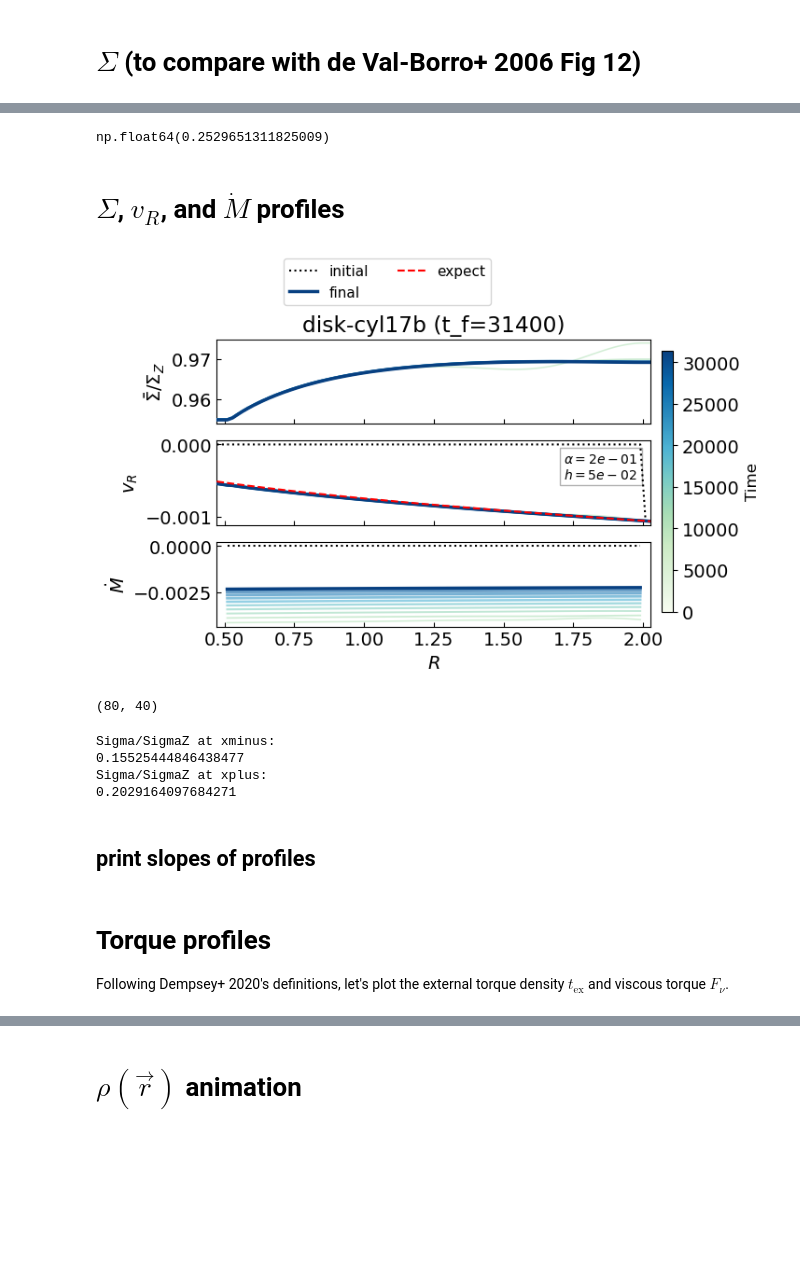
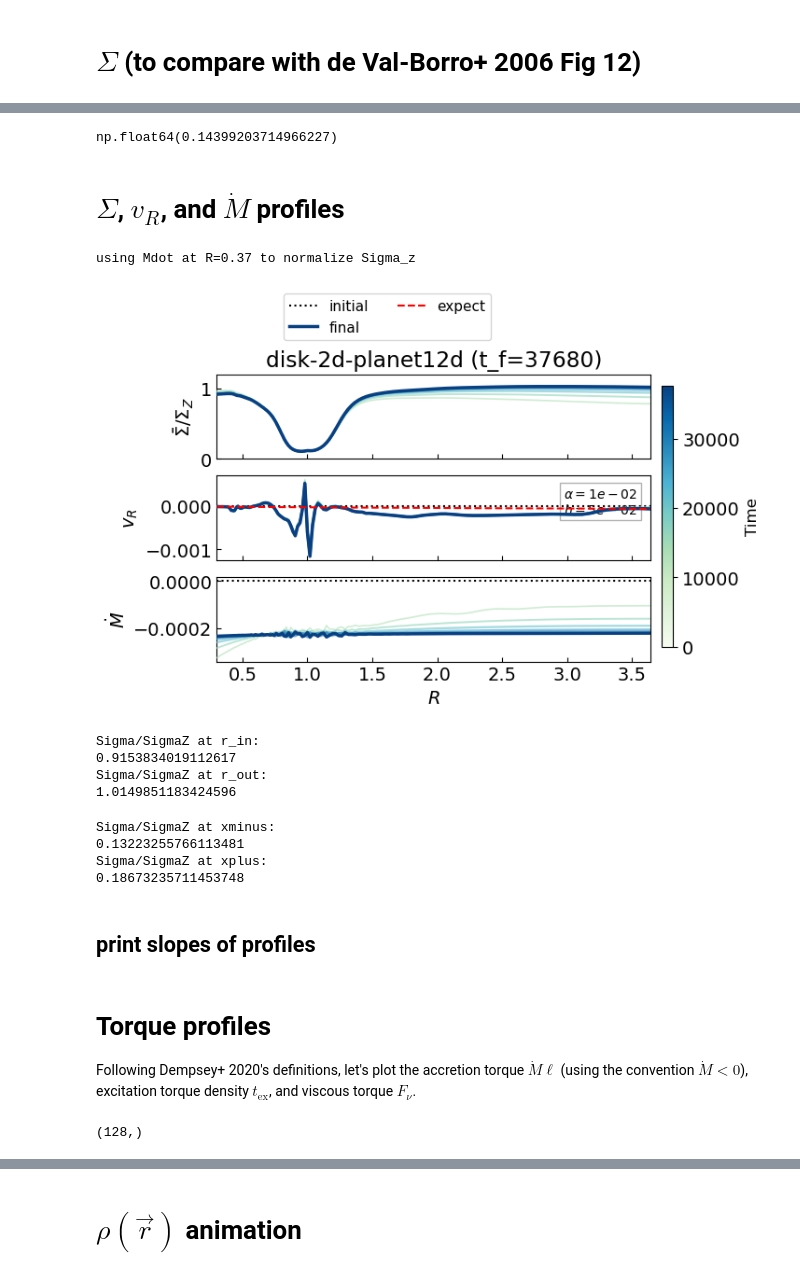
Before and after one commit to Jupiter1994/athena-warps, a Jupyter notebook: warped-disks/jiarus_diagnosis_2d.ipynb, the cells around one changed output, grey strips where cells are left out. Saved outputs shown, nothing was run; the diff lists cells and outputs as text; code cells hidden in the pictures; blank space fills up the shorter version.

```diff
--- a/warped-disks/jiarus_diagnosis_2d.ipynb
+++ b/warped-disks/jiarus_diagnosis_2d.ipynb
@@ -14,8 +14,8 @@ import athena_read
 import glob
 # %%
 ## Snapshots registration
-#sim_name = 'disk-2d-planet16'
-sim_name = 'disk-cyl17b'
+sim_name = 'disk-2d-planet12d'
+#sim_name = 'disk-cyl17b'
 # sim_name = 'disk-jiaru9'
 path = '/scratch/phn2956/' + sim_name + '/'
 #path = '/scratch/phn2956/disk_2d_viscous_gap/'
@@ -24,9 +24,9 @@ snapshot_list = sorted(glob.glob(path+'disk.out1.*.athdf'))
 snapshot_list_uov = sorted(glob.glob(path+'disk.out4.*.athdf'))
 print("Number of snapshots:", len(snapshot_list))
 
-alpha = 0.2 # 5.e-2 # 1.e-2 # 0.004 # 0.2
+alpha = 0.01 # 0.05 # 5.e-2 # 1.e-2 # 0.004 # 0.2
 cs = 0.05 # 0.05 # 0.1
 Mp = 1e-3
-b = 0.05
+b = 0.03
 # nu = 1e-5 # kinematic viscosity
 # %% [output]
@@ -36,7 +36,7 @@ Number of snapshots: 101
 # %%
 ## Plot density, v_r, and Mdot
 
-inds = slice(0,101,10)
+inds = slice(0,18,2)
 snapshot_plot = snapshot_list[inds]
 snapshot_plot_uov = snapshot_list_uov[inds]
 
@@ -48,10 +48,13 @@ fig,axs = plt.subplots(1,1, figsize=(6,3.5),sharex=True,sharey=False)
 
 for i, (ath_frame, uov_frame) in enumerate(zip(snapshot_plot, snapshot_plot_uov)):
 
-    use_ghost_zones = True
+    use_ghost_zones = False
     if use_ghost_zones:
         ath_data  = athena_read.athdf(ath_frame,num_ghost=2,quantities=["rho", "vel1"])
         uov_data  = athena_read.athdf(uov_frame,num_ghost=0)
+    else:
+        ath_data  = athena_read.athdf(ath_frame,quantities=["rho", "vel1"])
+        uov_data  = athena_read.athdf(uov_frame)
     t_sim = ath_data['Time']
     #print('loading snapshot at t= %5.1f'%t_sim)
 
@@ -64,7 +67,7 @@ for i, (ath_frame, uov_frame) in enumerate(zip(snapshot_plot, snapshot_plot_uov)
 
     N_R = len(rad_app)
     N_phi = len(phi_app)
-    rad_3d, phi_3d, zzz_3d = np.meshgrid(rad_app, phi_app, zzz_app, indexing='ij')
+    rad_2d, phi_2d = np.meshgrid(rad_app, phi_app, indexing='ij')
 
     #### Read Athena++ data: velosity field. ####
     vx1 = np.swapaxes(ath_data['vel1'],0,2)
@@ -197,13 +189,13 @@ axs.legend(
 # %%
 Sigmas_normed[-1]
 # %% [output]
-np.float64(0.2529651311825009)
+np.float64(0.14399203714966227)
 # %% [markdown]
 # $\Sigma$, $v_R$, and $\dot{M}$ profiles
 # %%
 ## Plot density, v_r, and Mdot
 
-inds = slice(0,101,10)
+inds = slice(0,70,10)
 snapshot_plot = snapshot_list[inds]
 snapshot_plot_uov = snapshot_list_uov[inds]
 
@@ -215,7 +207,7 @@ fig,axs = plt.subplots(3,1, figsize=(6,4),sharex=True,sharey=False)
 
 for i, (ath_frame, uov_frame) in enumerate(zip(snapshot_plot, snapshot_plot_uov)):
 
-    use_ghost_zones = True
+    use_ghost_zones = False
     if use_ghost_zones:
         ath_data  = athena_read.athdf(ath_frame,num_ghost=2,quantities=["rho", "vel1"])
         uov_data  = athena_read.athdf(uov_frame,num_ghost=0)
@@ -311,7 +303,9 @@ cbar.set_label('Time', fontsize=12)
 #vR_sol    = vr[-1] * (rad_app/rad_app[-1])**0.5
 
 # take the sim's constant Mdot value as the truth
-Mdot_const = Mdot[10] # arbitrary value
+ind = 10
+Mdot_const = Mdot[ind] # arbitrary value
+R_Mdot = rad_app[ind]
 H_R = cs * rad_app**(1.5) # scale height H(R)
 nu_R = alpha*cs*H_R
 Sigma_sol = -Mdot_const / (3*np.pi*nu_R)
@@ -342,7 +336,7 @@ axs[2].set_ylabel(r'$\dot{M}$')
 axs[-1].set_xlabel(r'$R$')
 axs[-1].set_xlim(rad_app[[0,-1]])
 
-#axs[0].set_ylim(0.8, 1.05)
+axs[0].set_ylim(0., 1.2)
 #axs[1].set_ylim(-5.e-3, 0.5e-3)
 #axs[2].set_ylim(-3.5e-4, -1.5e-4)
 
@@ -372,38 +366,48 @@ if use_wk:
 
 axs[0].legend(
     fontsize=11,
     loc='upper left',
     bbox_to_anchor=(0.15, 1.52, 1.02, .452),
     ncol=2,
     #mode="expand",
     borderaxespad=0.1
 )
 
 axs[0].set_title(sim_name + " (t_f=%.0f)"%t_sim)
 
 ### show problem parameters in figure as a text box
 textstr1 = '\n'.join((
     r'$\alpha=%.e$' % (alpha, ),
     r'$h=%.e$' % (cs, )))#,
 #    r'$q=%.e$' % (Mp, ),
 #    r'$b=%.e$' % (b, )))
 # these are matplotlib.patch.Patch properties
 props = dict(boxstyle='square', facecolor='white', alpha=0.3)
 # place a text box in upper left in axes coords
 axs[1].text(0.8, 0.55, textstr1, transform=axs[1].transAxes, fontsize=10,
         #verticalalignment='top',
             bbox=props)
 
+print("using Mdot at R=" + str(np.round(R_Mdot,2)) + ' to normalize Sigma_z')
+
 save_fig = False
 if save_fig:
 
     plt.savefig("Figs/Snapshots/" + sim_name + "-snapshots.png", bbox_inches='tight')
 # %% [output]
+using Mdot at R=0.37 to normalize Sigma_z
-[figure, old version]
+[figure, new version]
-# %%
-Mdot_lf.shape
-# %% [output]
-(80, 40)
+# %%
+print("Sigma/SigmaZ at r_in:")
+print(Sigma_normed[0])
+
+print("Sigma/SigmaZ at r_out:")
+print(Sigma_normed[-1])
+# %% [output]
+Sigma/SigmaZ at r_in:
+0.9153834019112617
+Sigma/SigmaZ at r_out:
+1.0149851183424596
 # %%
 xminus = -0.107
 xplus = 0.119
@@ -417,9 +421,9 @@ print("Sigma/SigmaZ at xplus:")
 print(Sigma_normed[i_plus])
 # %% [output]
 Sigma/SigmaZ at xminus:
-0.15525444846438477
+0.13223255766113481
 Sigma/SigmaZ at xplus:
-0.2029164097684271
+0.18673235711453748
 # %%
 snapshot_plot_uov = snapshot_list_uov[0:101:1]
 uov_data  = athena_read.athdf(snapshot_plot_uov[-1])#,num_ghost=0)
@@ -450,4 +454,4 @@ print("Mdot slope=", np.round(slope,3))
 # %% [markdown]
 # Torque profiles
 
-Following Dempsey+ 2020's definitions, let's plot the external torque density $t_\text{ex}$ and viscous torque $F_\nu$.
+Following Dempsey+ 2020's definitions, let's plot the accretion torque $\dot{M} \ell$ (using the convention $\dot{M} < 0$), excitation torque density $t_\text{ex}$, and viscous torque $F_\nu$.
@@ -455,0 +534,4 @@ Following Dempsey+ 2020's definitions, let's plot the external torque density $t
+# %%
+den_0.shape
+# %% [output]
+(128,)
```
Also changed, not shown: parts of 14 cells of this notebook.
